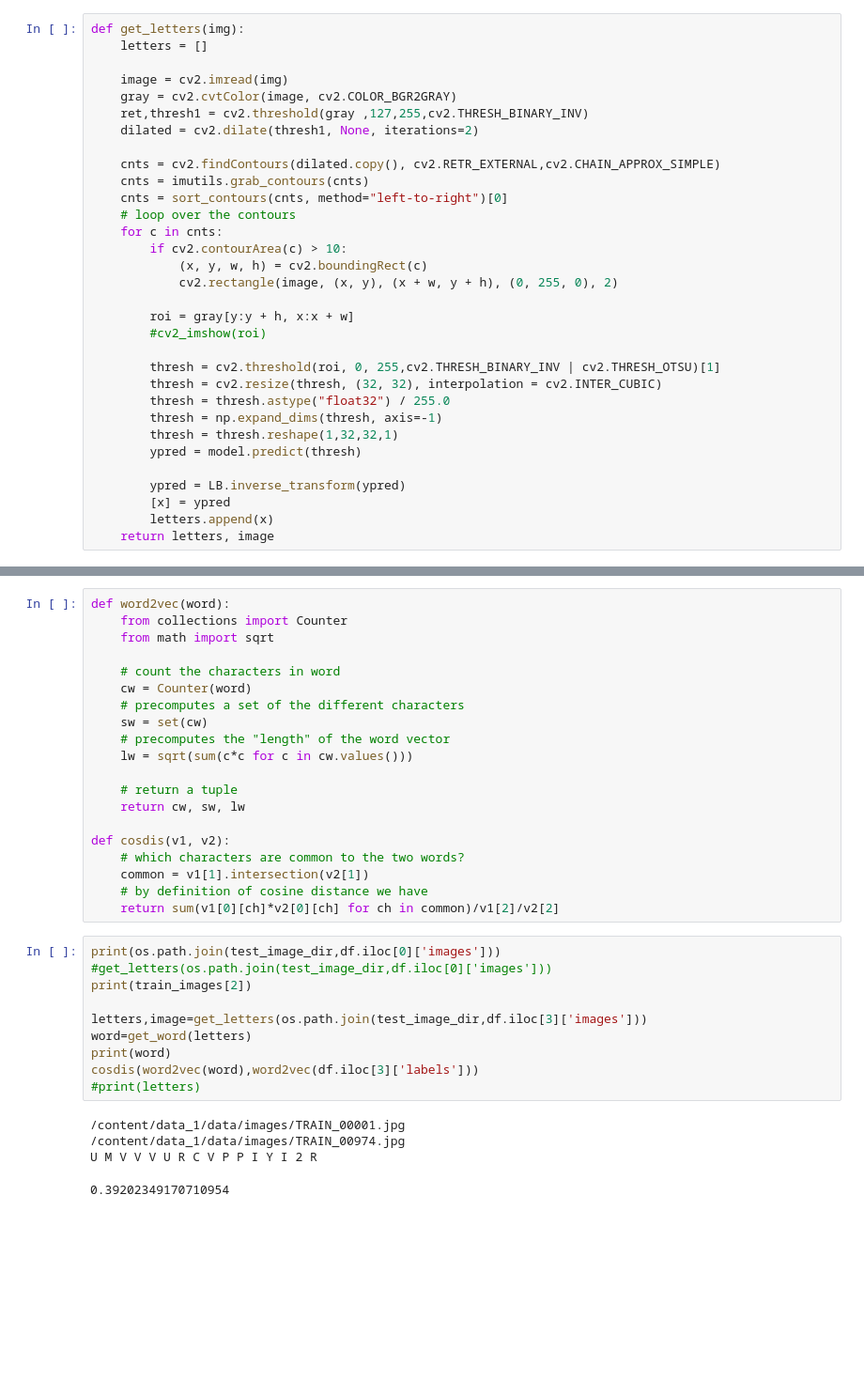
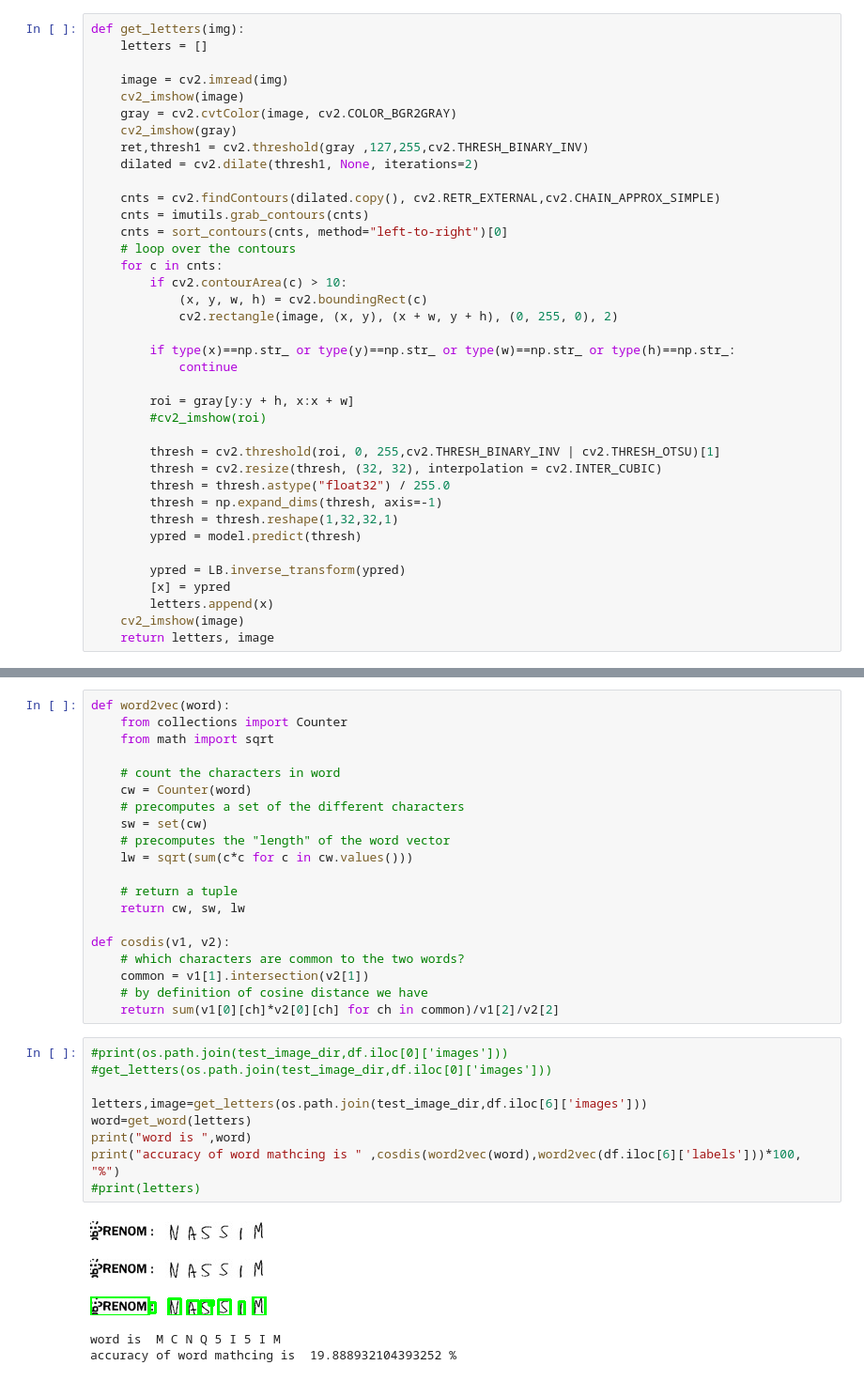
Before and after one commit to Ashwin1234/ML_OCR_project1, a Jupyter notebook: HandWritten_OCR.ipynb, the cells around one changed output, grey strips where cells are left out. Shown: that part at 94% size. Drawn from its saved outputs; the diff is of its cells as text; blank space fills up the shorter version.

```diff
--- a/HandWritten_OCR.ipynb
+++ b/HandWritten_OCR.ipynb
@@ -302,7 +298,9 @@ def get_letters(img):
     letters = []
 
     image = cv2.imread(img)
+    cv2_imshow(image)
     gray = cv2.cvtColor(image, cv2.COLOR_BGR2GRAY)
+    cv2_imshow(gray)
     ret,thresh1 = cv2.threshold(gray ,127,255,cv2.THRESH_BINARY_INV)
     dilated = cv2.dilate(thresh1, None, iterations=2)
 
@@ -314,6 +312,9 @@ def get_letters(img):
         if cv2.contourArea(c) > 10:
             (x, y, w, h) = cv2.boundingRect(c)
             cv2.rectangle(image, (x, y), (x + w, y + h), (0, 255, 0), 2)
+
+        if type(x)==np.str_ or type(y)==np.str_ or type(w)==np.str_ or type(h)==np.str_:
+            continue
 
         roi = gray[y:y + h, x:x + w]
         #cv2_imshow(roi)
@@ -328,6 +329,7 @@ def get_letters(img):
         ypred = LB.inverse_transform(ypred)
         [x] = ypred
         letters.append(x)
+    cv2_imshow(image)
     return letters, image
 # %%
 def get_word(letters):
@@ -360,17 +362,17 @@ def cosdis(v1, v2):
     # by definition of cosine distance we have
     return sum(v1[0][ch]*v2[0][ch] for ch in common)/v1[2]/v2[2]
 # %%
-print(os.path.join(test_image_dir,df.iloc[0]['images']))
+#print(os.path.join(test_image_dir,df.iloc[0]['images']))
 #get_letters(os.path.join(test_image_dir,df.iloc[0]['images']))
-print(train_images[2])
 
-letters,image=get_letters(os.path.join(test_image_dir,df.iloc[3]['images']))
+letters,image=get_letters(os.path.join(test_image_dir,df.iloc[6]['images']))
 word=get_word(letters)
-print(word)
-cosdis(word2vec(word),word2vec(df.iloc[3]['labels']))
+print("word is ",word)
+print("accuracy of word mathcing is " ,cosdis(word2vec(word),word2vec(df.iloc[6]['labels']))*100, "%")
 #print(letters)
 # %% [output]
+[figure, added]
+[figure, added]
+[figure, added]
-/content/data_1/data/images/TRAIN_00001.jpg
-/content/data_1/data/images/TRAIN_00974.jpg
-U M V V V U R C V P P I Y I 2 R
+word is  M C N Q 5 I 5 I M
+accuracy of word mathcing is  19.888932104393252 %
-0.39202349170710954
```
Also changed, not shown: parts of 9 cells of this notebook.
